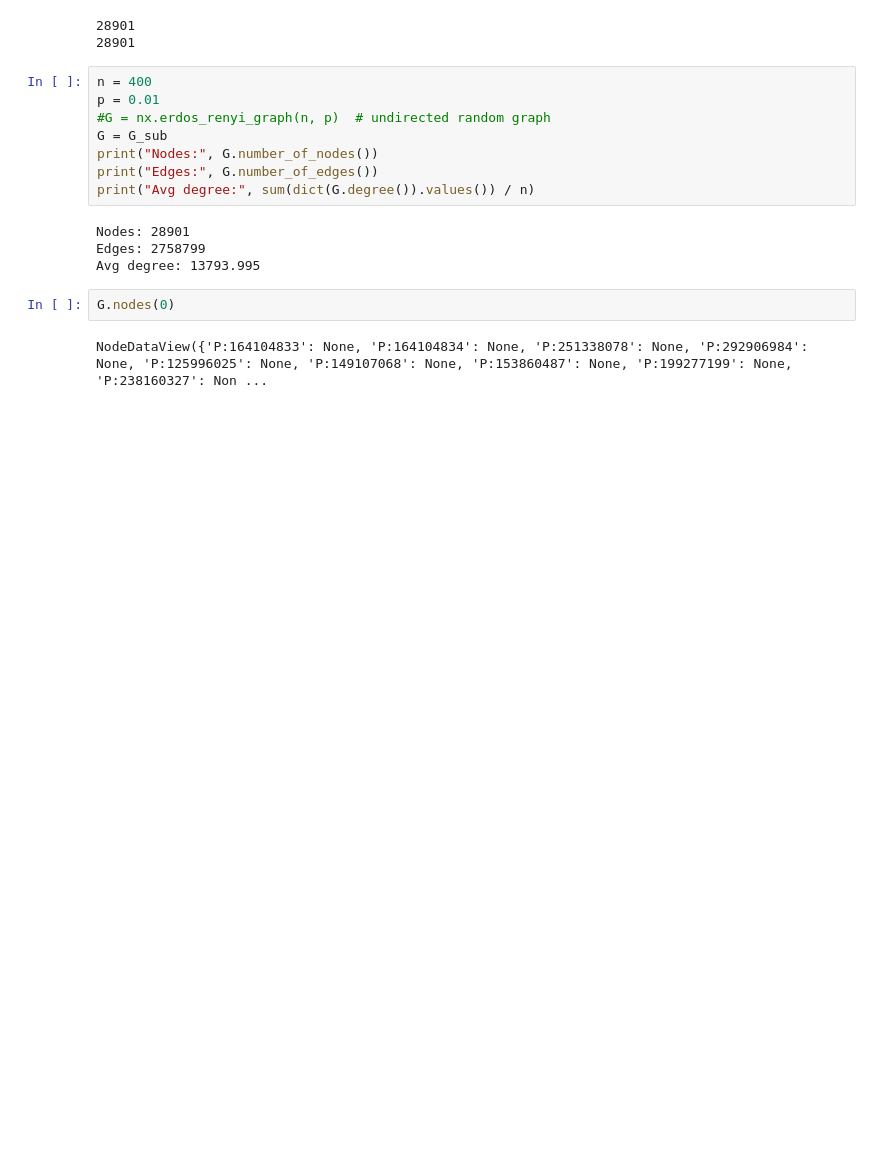
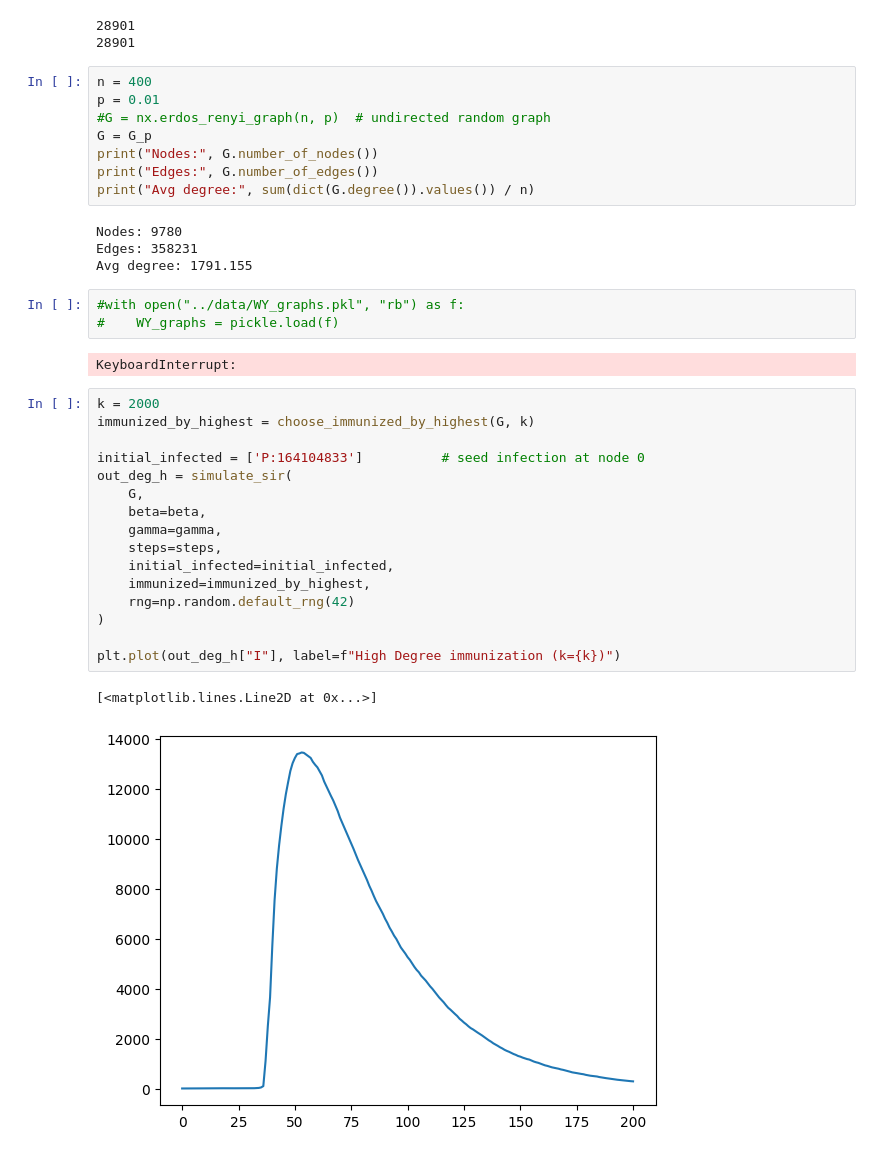
Before and after one commit to jonjon-levi/disease-propogation-network, a Jupyter notebook: notebooks/explore_network.ipynb, the cells around one changed output. Saved outputs shown, nothing was run; the diff lists cells and outputs as text; blank space fills up the shorter version.

```diff
--- a/notebooks/explore_network.ipynb
+++ b/notebooks/explore_network.ipynb
@@ -73,16 +52,36 @@ print(G_sub.number_of_nodes())
 n = 400
 p = 0.01
 #G = nx.erdos_renyi_graph(n, p)  # undirected random graph
-G = G_sub
+G = G_p
 print("Nodes:", G.number_of_nodes())
 print("Edges:", G.number_of_edges())
 print("Avg degree:", sum(dict(G.degree()).values()) / n)
 # %% [output]
-Nodes: 28901
-Edges: 2758799
-Avg degree: 13793.995
+Nodes: 9780
+Edges: 358231
+Avg degree: 1791.155
 # %%
-G.nodes(0)
+#with open("../data/WY_graphs.pkl", "rb") as f:
+#    WY_graphs = pickle.load(f)
 # %% [output]
-NodeDataView({'P:164104833': None, 'P:164104834': None, 'P:251338078': None, 'P:292906984': None, 'P:125996025': None, 'P:149107068': None, 'P:153860487': None, 'P:199277199': None, 'P:238160327': Non ...
+KeyboardInterrupt:
+# %%
+k = 2000
+immunized_by_highest = choose_immunized_by_highest(G, k)
+
+initial_infected = ['P:164104833']          # seed infection at node 0
+out_deg_h = simulate_sir(
+    G,
+    beta=beta,
+    gamma=gamma,
+    steps=steps,
+    initial_infected=initial_infected,
+    immunized=immunized_by_highest,
+    rng=np.random.default_rng(42)
+)
+
+plt.plot(out_deg_h["I"], label=f"High Degree immunization (k={k})")
+# %% [output]
+[<matplotlib.lines.Line2D at 0x...>]
+[figure, added]
 # %%
```
Also changed, not shown: parts of 9 cells of this notebook, 13 other files.
